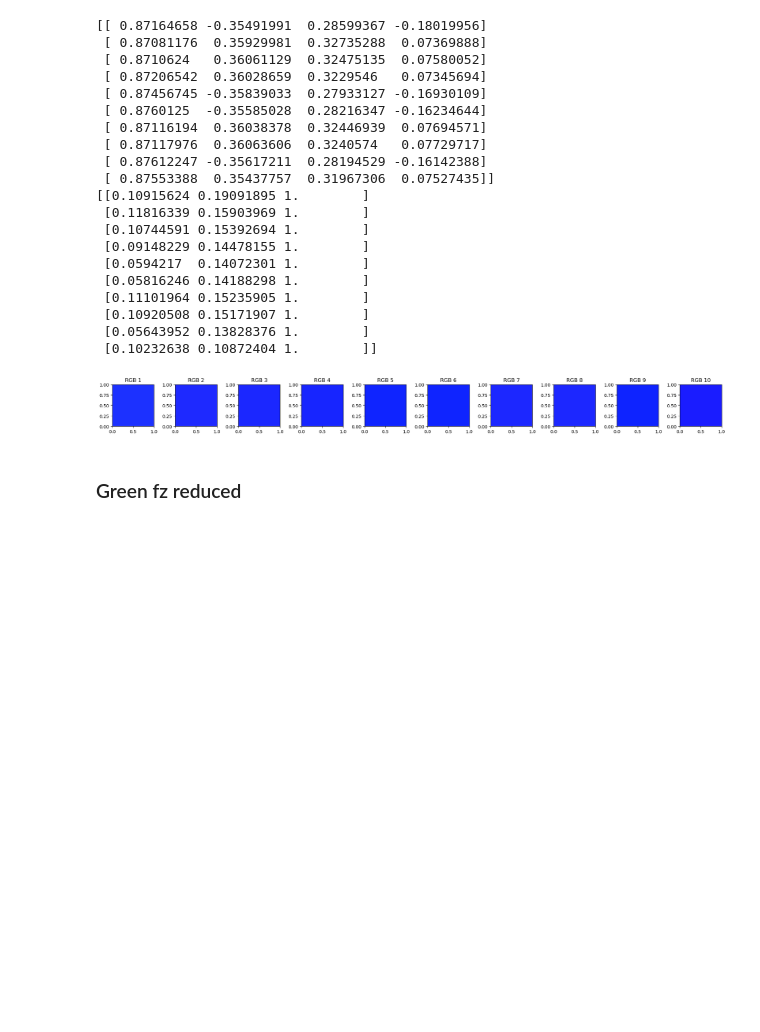
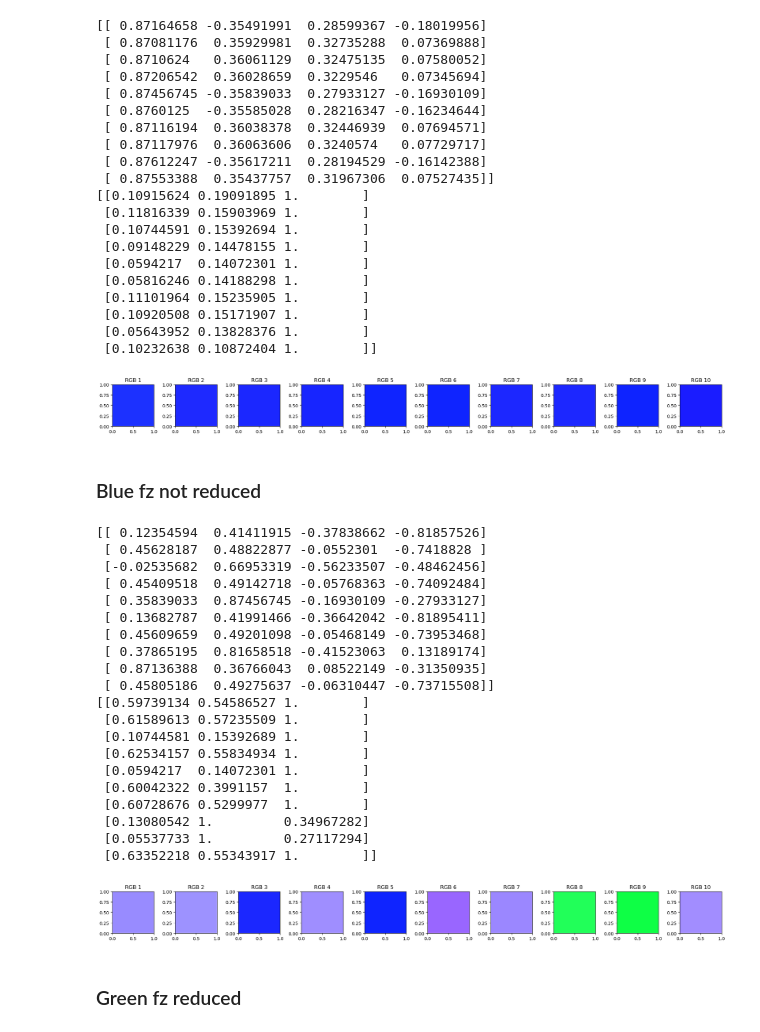
Before and after one commit to UCSB-VRL/QRBSA-updated, a Jupyter notebook: vis_quat_orix.ipynb, the cells around one changed output. Drawn from its saved outputs; the diff is of its cells as text; code cells hidden in the pictures; blank space fills up the shorter version.

Commit message:
fz reduced orix analysis

```diff
--- a/vis_quat_orix.ipynb
+++ b/vis_quat_orix.ipynb
@@ -419,6 +406,69 @@ plt.show()
  [0.05643952 0.13828376 1.        ]
  [0.10232638 0.10872404 1.        ]]
 [figure]
+# %% [markdown]
+### Blue fz not reduced
+# %%
+# get RGB colours for Qs
+import os
+#Example with three orientations
+Qs = [
+    [0.41411915, -0.37838662, -0.81857526, 0.12354594],
+    [0.48822877, -0.0552301,  -0.7418828,  0.45628187],
+    [0.66953319, -0.56233507, -0.48462456, -0.02535682],
+    [0.49142718, -0.05768363, -0.74092484, 0.45409518],
+    [0.87456745, -0.16930109, -0.27933127, 0.35839033],
+    [0.41991466, -0.36642042, -0.81895411, 0.13682787],
+    [0.49201098, -0.05468149, -0.73953468, 0.45609659],
+    [0.81658518, -0.41523063,  0.13189174, 0.37865195],
+    [0.36766043,  0.08522149, -0.31350935, 0.87136388],
+    [0.49275637, -0.06310447, -0.73715508, 0.45805186]
+]
+
+q = np.asarray(Qs)
+# bring last quaternion dimension to the front (Scalar first)
+# roll the last axis to the front (scalar first)
+q = np.roll(q, shift=1, axis=-1)
+
+print(q)  # prints quaternions in [s, x, y, z] order
+rgbs = quaternion_to_ipf(q, axis="Z")  # ready for scatter
+print(rgbs)  # prints RGB values in 0–1 range
+
+# display RGB colours
+import matplotlib.pyplot as plt
+import matplotlib.patches as mpatches
+
+fig, axes = plt.subplots(1, len(rgbs), figsize=(len(rgbs)*2, 2))
+for i, rgb in enumerate(rgbs):
+    axes[i].add_patch(mpatches.Rectangle((0, 0), 1, 1, color=rgb))
+    axes[i].set_xlim(0, 1)
+    axes[i].set_ylim(0, 1)
+    axes[i].set_title(f'RGB {i+1}')
+    axes[i].set_aspect('equal')
+plt.tight_layout()
+plt.show()
+# %% [output]
+[[ 0.12354594  0.41411915 -0.37838662 -0.81857526]
+ [ 0.45628187  0.48822877 -0.0552301  -0.7418828 ]
+ [-0.02535682  0.66953319 -0.56233507 -0.48462456]
+ [ 0.45409518  0.49142718 -0.05768363 -0.74092484]
+ [ 0.35839033  0.87456745 -0.16930109 -0.27933127]
+ [ 0.13682787  0.41991466 -0.36642042 -0.81895411]
+ [ 0.45609659  0.49201098 -0.05468149 -0.73953468]
+ [ 0.37865195  0.81658518 -0.41523063  0.13189174]
+ [ 0.87136388  0.36766043  0.08522149 -0.31350935]
+ [ 0.45805186  0.49275637 -0.06310447 -0.73715508]]
+[[0.59739134 0.54586527 1.        ]
+ [0.61589613 0.57235509 1.        ]
+ [0.10744581 0.15392689 1.        ]
+ [0.62534157 0.55834934 1.        ]
+ [0.0594217  0.14072301 1.        ]
+ [0.60042322 0.3991157  1.        ]
+ [0.60728676 0.5299977  1.        ]
+ [0.13080542 1.         0.34967282]
+ [0.05537733 1.         0.27117294]
+ [0.63352218 0.55343917 1.        ]]
+[figure, added]
 # %% [markdown]
 ### Green fz reduced
 # %%
```
Also changed, not shown: parts of 18 cells of this notebook, 2 other files.
